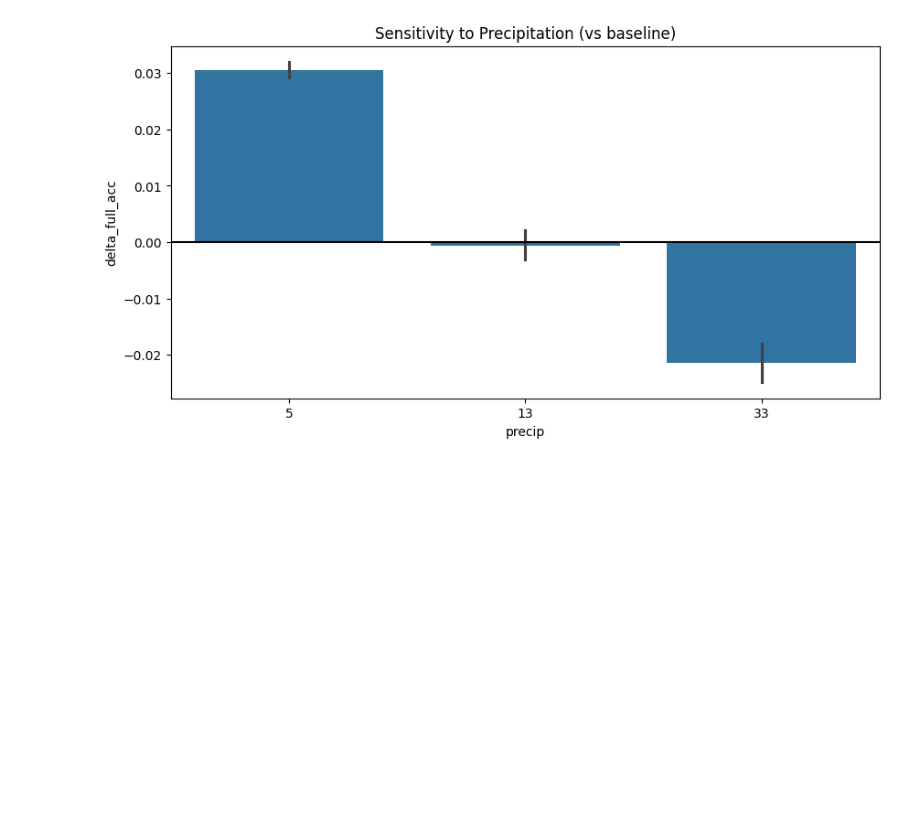
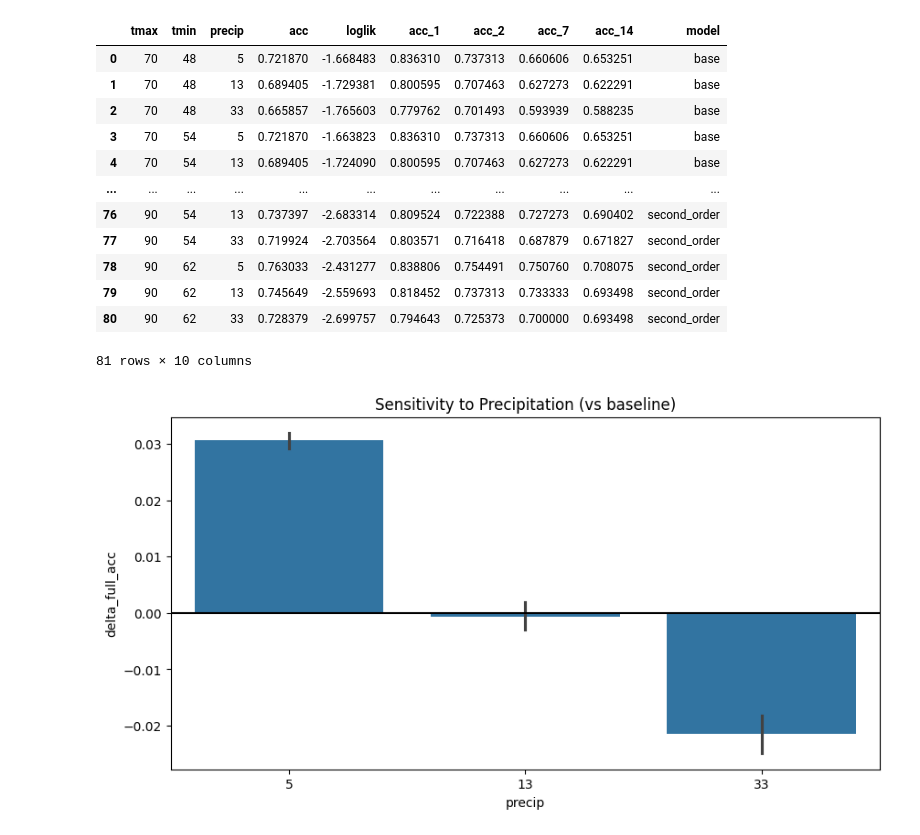
Before and after one commit to anatalucci/Stochastic-Decision-Modeling-Project, a Jupyter notebook: scripts/sensitivity_test_analysis_14_states.ipynb, the cells around one changed output. Saved outputs shown, nothing was run; the diff lists cells and outputs as text; code cells hidden in the pictures; blank space fills up the shorter version.

```diff
--- a/scripts/sensitivity_test_analysis_14_states.ipynb
+++ b/scripts/sensitivity_test_analysis_14_states.ipynb
@@ -12,11 +12,55 @@ import os
 
 results_df = pd.read_csv("../outputs/sensitivity_tests/summary_results.csv")
 
+
 baseline = results_df[
     (results_df.tmax==83) &
     (results_df.tmin==54) &
     (results_df.precip==13)
 ].iloc[0]
+results_df["delta_full_acc"] = results_df["full_acc"] - baseline["full_acc"]
 
-results_df["delta_full_acc"] = results_df["full_acc"] - baseline["full_acc"]
+results_df["delta_acc_baseline_to_seasonal"]= results_df["seasonal_acc"] - baseline["full_acc"]
+results_df["delta_acc_baseline_seasonal_to_seasonal"]= results_df["seasonal_acc"] - baseline["seasonal_acc"]
+results_df["delta_acc_baseline_to_2ndorder"]= results_df["second_acc"] - baseline["full_acc"]
+results_df["delta_acc_baseline_2ndorder_to_2ndorder"]= results_df["second_acc"] - baseline["second_acc"]
 results_df["delta_log_likel"] = results_df["full_loglik"] - baseline["full_loglik"]
+# %%
+results_df.head()
+full_14_state=results_df[['tmax','tmin','precip','full_acc','full_loglik','full_acc_1','full_acc_2','full_acc_7','full_acc_14']]
+full_14_state['model']='base'
+full_14_state.rename(columns={"full_acc": "acc","full_loglik":"loglik","full_acc_1":"acc_1","full_acc_2":"acc_2","full_acc_7":"acc_7","full_acc_14":"acc_14"}, inplace=True)
+seasonal_14_state=results_df[['tmax','tmin','precip','seasonal_acc','seasonal_loglik','seasonal_acc_1','seasonal_acc_2','seasonal_acc_7','seasonal_acc_14']]
+seasonal_14_state['model']='seasonal'
+seasonal_14_state.rename(columns={"seasonal_acc": "acc","seasonal_loglik":"loglik","seasonal_acc_1":"acc_1","seasonal_acc_2":"acc_2","seasonal_acc_7":"acc_7","seasonal_acc_14":"acc_14"}, inplace=True)
+secondorder_14_state=results_df[['tmax','tmin','precip','second_acc','second_loglik','second_acc_1','second_acc_2','second_acc_7','second_acc_14']]
+secondorder_14_state['model']='second_order'
+secondorder_14_state.rename(columns={"second_acc": "acc","second_loglik":"loglik","second_acc_1":"acc_1","second_acc_2":"acc_2","second_acc_7":"acc_7","second_acc_14":"acc_14"}, inplace=True)
+
+
+results_merged=pd.concat(
+    [full_14_state,seasonal_14_state],
+    join='inner',
+    ignore_index=True
+)
+
+results_merged_final=pd.concat(
+    [results_merged,secondorder_14_state],
+    join='inner',
+    ignore_index=True
+)
+results_merged_final
+# %% [output]
+|  | tmax | tmin | precip | acc | loglik | acc_1 | acc_2 | acc_7 | acc_14 | model |
+| 0 | 70 | 48 | 5 | 0.721870 | -1.668483 | 0.836310 | 0.737313 | 0.660606 | 0.653251 | base |
+| 1 | 70 | 48 | 13 | 0.689405 | -1.729381 | 0.800595 | 0.707463 | 0.627273 | 0.622291 | base |
+| 2 | 70 | 48 | 33 | 0.665857 | -1.765603 | 0.779762 | 0.701493 | 0.593939 | 0.588235 | base |
+| 3 | 70 | 54 | 5 | 0.721870 | -1.663823 | 0.836310 | 0.737313 | 0.660606 | 0.653251 | base |
+| 4 | 70 | 54 | 13 | 0.689405 | -1.724090 | 0.800595 | 0.707463 | 0.627273 | 0.622291 | base |
+| ... | ... | ... | ... | ... | ... | ... | ... | ... | ... | ... |
+| 76 | 90 | 54 | 13 | 0.737397 | -2.683314 | 0.809524 | 0.722388 | 0.727273 | 0.690402 | second_order |
+| 77 | 90 | 54 | 33 | 0.719924 | -2.703564 | 0.803571 | 0.716418 | 0.687879 | 0.671827 | second_order |
+| 78 | 90 | 62 | 5 | 0.763033 | -2.431277 | 0.838806 | 0.754491 | 0.750760 | 0.708075 | second_order |
+| 79 | 90 | 62 | 13 | 0.745649 | -2.559693 | 0.818452 | 0.737313 | 0.733333 | 0.693498 | second_order |
+| 80 | 90 | 62 | 33 | 0.728379 | -2.699757 | 0.794643 | 0.725373 | 0.700000 | 0.693498 | second_order |
+81 rows × 10 columns
```
Also changed, not shown: parts of 6 cells of this notebook.
